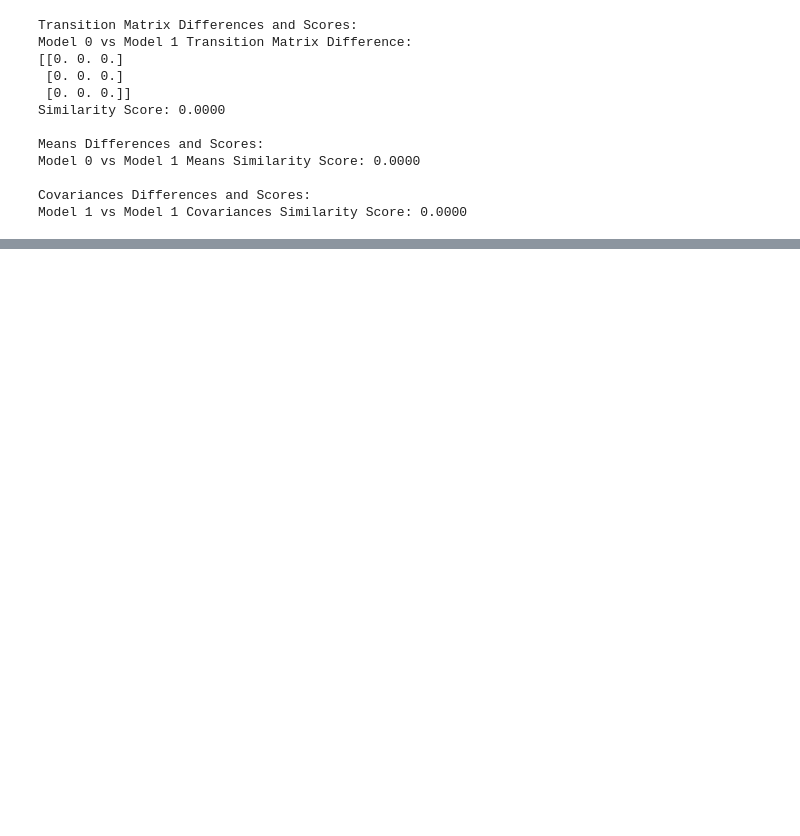
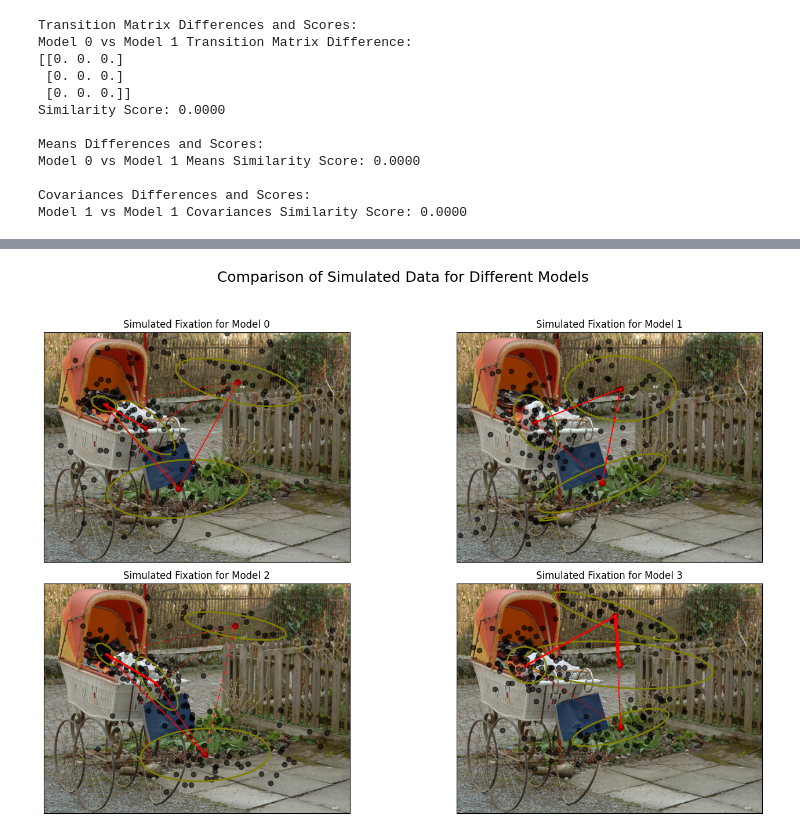
Before and after one commit to nicofilippucci/PyEyeSim, a Jupyter notebook: Notebooks/PyEyeSimInferenceDemo2.ipynb, the cells around one changed output, grey strips where cells are left out. Drawn from its saved outputs; the diff is of its cells as text; code cells hidden in the pictures; blank space fills up the shorter version.

```diff
--- a/Notebooks/PyEyeSimInferenceDemo2.ipynb
+++ b/Notebooks/PyEyeSimInferenceDemo2.ipynb
@@ -453,0 +543,10 @@ Model 1 vs Model 1 Covariances Similarity Score: 0.6527
+# %%
+
+results[0][0][2] = original1
+results[1][0][2] = original2
+
+original1 = copy.deepcopy(results[0][0][2])
+original2 = copy.deepcopy(results[1][0][2])
+
+t2_group1_comp4 = UrbanDat.models_pipeline(stim, [4], group=1, evaluation=['lda','bic'], n_iter=100, iteration=5, models=[results[1][0][2]], simulation_type='max')
+t2_group0_comp4 = UrbanDat.models_pipeline(stim, [4], group=0, evaluation=['lda','bic'], n_iter=100, iteration=5, models=[results[0][0][2]], simulation_type='max')
@@ -453,0 +662,12 @@ Model 1 vs Model 1 Covariances Similarity Score: 0.6527
+# %%
+results[0][0][2] = original1
+results[1][0][2] = original2
+_,_,l0 = UrbanDat.get_data(stim, group=0)
+_,_,l1 = UrbanDat.get_data(stim, group=1)
+l0 = UrbanDat.fixation_sequence(l0, method='max')
+l1 = UrbanDat.fixation_sequence(l1, method='max')
+simulated_data0, simulated0_X, simulated0_Y = UrbanDat.data_simulation([results[0][0][2]],l0)
+simulated_data1, simulated1_X, simulated1_Y = UrbanDat.data_simulation([results[1][0][2]],l1)
+plot_multiple_simulations(UrbanDat, stim, [[results[0][0][2]],[results[1][0][2]],t2_group0_comp4[0][0],t2_group1_comp4[0][0]], [simulated0_X,simulated1_X,t2_group0_comp4[0][1],t2_group1_comp4[0][1]], [simulated0_Y,simulated1_Y,t2_group0_comp4[0][2],t2_group1_comp4[0][2]], [[4],[4],[4],[4]], [l0,l1,l0,l1])
+# %% [output]
+[figure, added]
```
Also changed, not shown: parts of 28 cells of this notebook, 1 other file.
